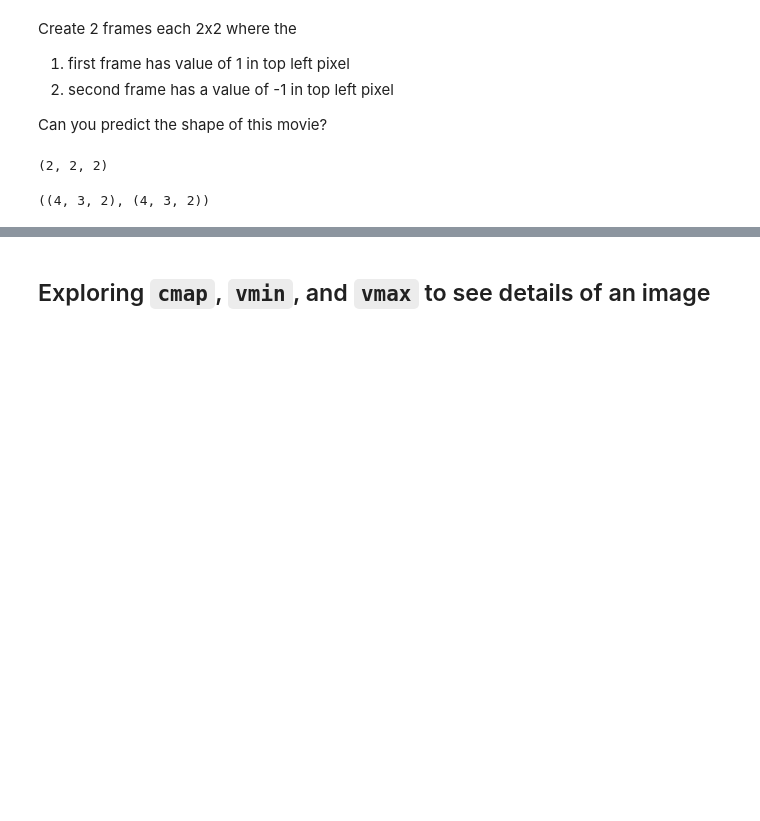
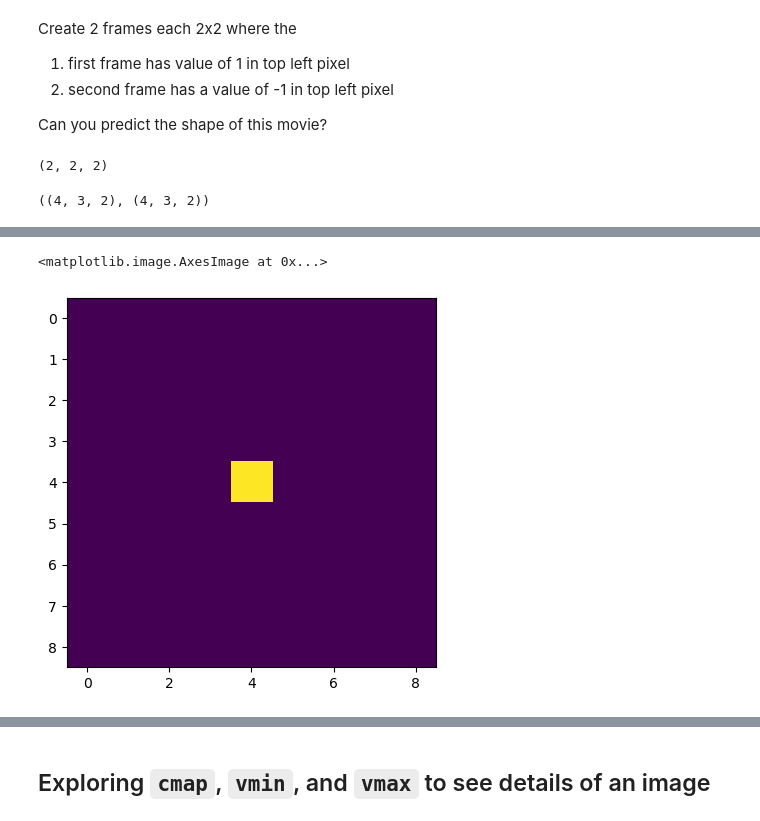
Before and after one commit to ibehave-ibots/Intro-To-Calcium-Imaging-Analysis, a Jupyter notebook: draft3/Introduction to Numpy for Image Processing.ipynb, the cells around one changed output, grey strips where cells are left out. Saved outputs shown, nothing was run; the diff lists cells and outputs as text; code cells hidden in the pictures; blank space fills up the shorter version.

```diff
--- a/draft3/Introduction to Numpy for Image Processing.ipynb
+++ b/draft3/Introduction to Numpy for Image Processing.ipynb
@@ -396,0 +407,5 @@ movie.shape, loaded_array.shape
+# %%
+plt.imshow(frames[11])
+# %% [output]
+<matplotlib.image.AxesImage at 0x...>
+[figure, added]
```
Also changed, not shown: parts of 8 cells of this notebook.
